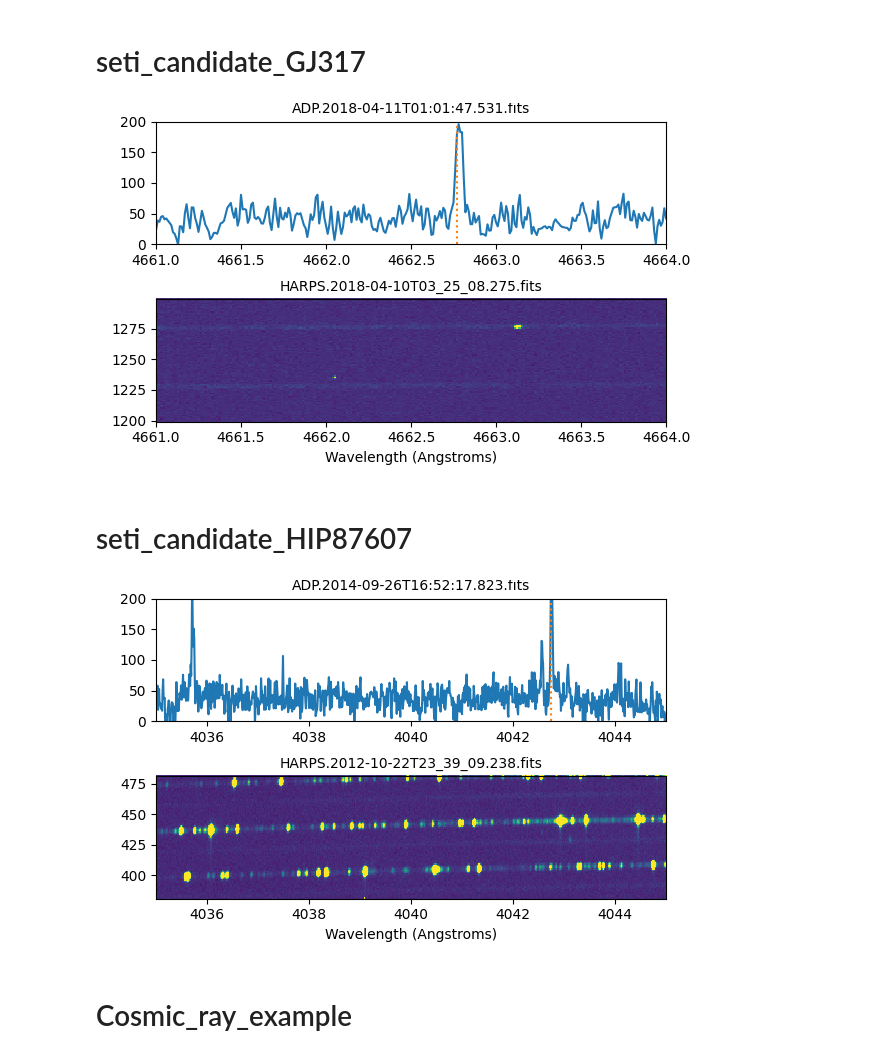
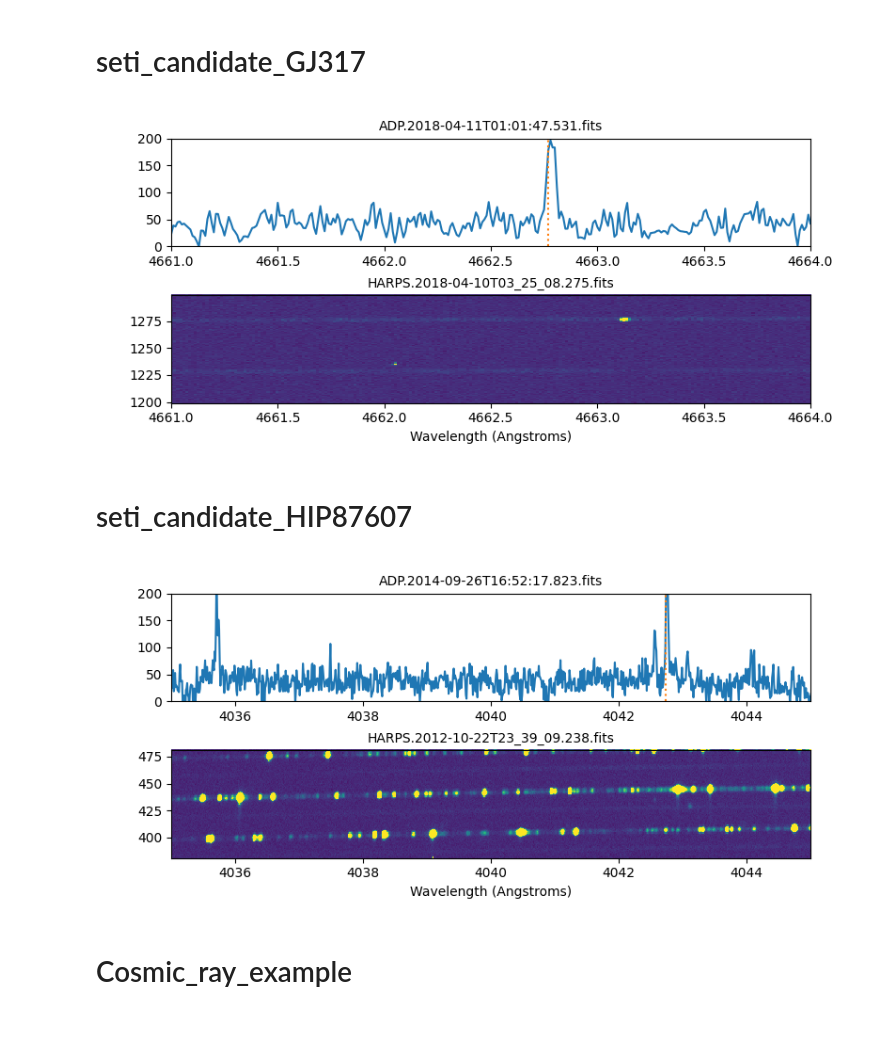
Before and after one commit to goodmanj/optical_seti, a Jupyter notebook: manuscript-figures.ipynb, the cells around one changed output. Drawn from its saved outputs; the diff is of its cells as text; code cells hidden in the pictures; blank space fills up the shorter version.

Commit message:
Slight edits to clean manuscript generation (image sizes and such)

```diff
--- a/manuscript-figures.ipynb
+++ b/manuscript-figures.ipynb
@@ -30,6 +30,8 @@ from astropy.io import fits
 import numpy as np
 mpl.rcParams['axes.titlesize'] = 'medium'
 mpl.rcParams['axes.labelsize'] = 'medium'
+figurewidth=8
+figureheight=3.75
 # %%
 if not eso.authenticated():
     eso.login(username="goodmanj", store_password=True)
@@ -113,30 +113,30 @@ C:\Users\goodm\.astropy\cache\astroquery\Eso\HARPS.2013-03-22T01_19_51.626.fits
 # %%
 fig=0
 plt.figure(fig)
-plt.figure(fig).set_size_inches(6,3.75)
+plt.figure(fig).set_size_inches(figurewidth,figureheight)
 plt.clf()
 
 specfits = fits.open(fullspecfiles[fig])
 wave = specfits[1].data[0][0]
 arr1 = specfits[1].data[0][1]
 
 lamb = 4662.77/10
 lamb_range = [4661/10,4664/10]
 
 harpscompare.compare_spec_to_raw(fullspecfiles[fig],rawfilename=fullrawfiles[fig],lamb=lamb,lamb_range=lamb_range,
                                  spec_countmin=0,spec_countmax=200,raw_countmin=00,raw_countmax=200)
 plt.ylim(1260,1290)
-plt.subplots_adjust(left = .1, right = .95, bottom = .15, top = .95, hspace=.45)
+plt.subplots_adjust(left = .1, right = .95, bottom = .15, top = .9, hspace=.45)
 
-plt.savefig(fig_label[fig]+".pdf",format="pdf")
+plt.savefig(Path("manuscript-figures")/(fig_label[fig]+".pdf"),format="pdf")
 # %% [output]
-[figure, old version]
+[figure, new version]
 # %% [markdown]
 # seti_candidate_HIP87607
 # %%
 fig=1
 plt.figure(fig)
-plt.figure(fig).set_size_inches(6,3.75)
+plt.figure(fig).set_size_inches(figurewidth,figureheight)
 plt.clf()
 
 specfits = fits.open(fullspecfiles[fig])
@@ -149,11 +149,11 @@ lamb_range = [4035/10,4045/10]
 harpscompare.compare_spec_to_raw(fullspecfiles[fig],rawfilename=fullrawfiles[fig],lamb=lamb,lamb_range=lamb_range,
                                  spec_countmin=0,spec_countmax=200,raw_countmin=00,raw_countmax=200)
 plt.ylim(415,450)
-plt.subplots_adjust(left = .1, right = .95, bottom = .15, top = .95, hspace=.45)
+plt.subplots_adjust(left = .1, right = .95, bottom = .15, top = .9, hspace=.45)
 
-plt.savefig(fig_label[fig]+".pdf",format="pdf")
+plt.savefig(Path("manuscript-figures")/(fig_label[fig]+".pdf"),format="pdf")
 # %% [output]
-[figure, old version]
+[figure, new version]
 # %% [markdown]
 # Cosmic_ray_example
 # %%
```
Also changed, not shown: parts of 6 cells of this notebook, 9 other files.
